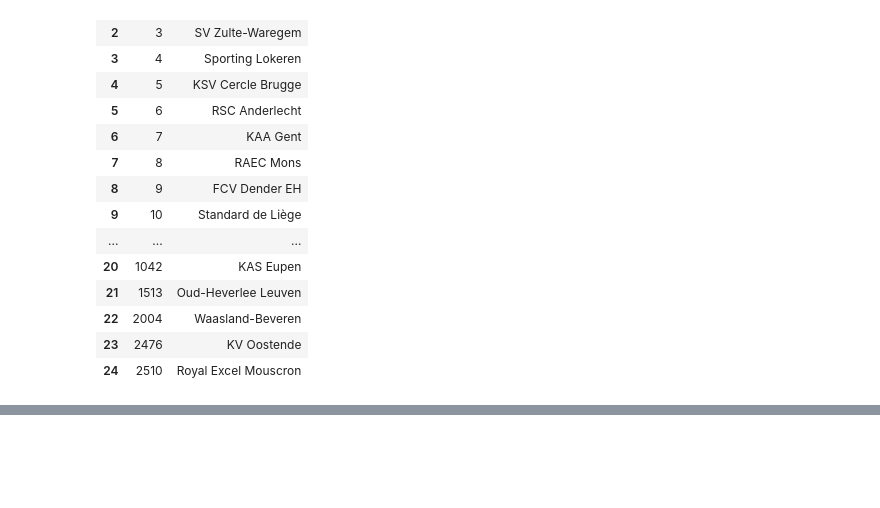
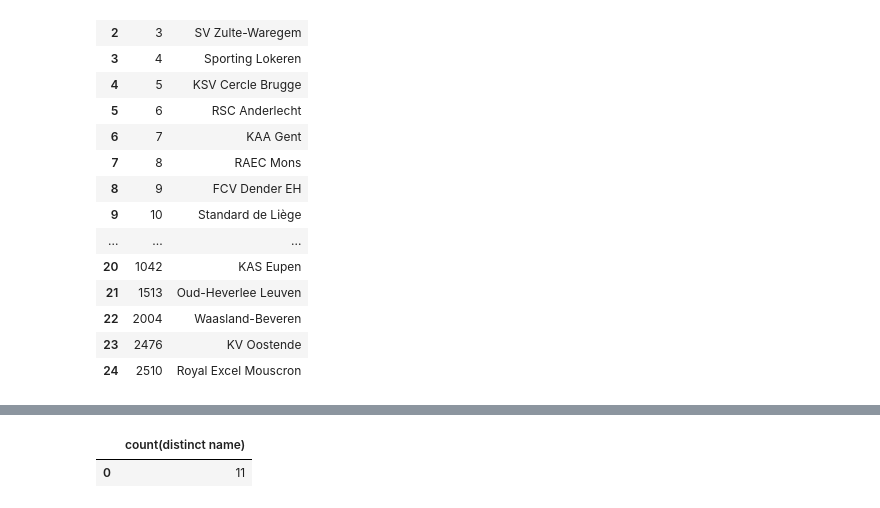
Before and after one commit to CharlieHndz/Talento-Tech-2024-Carlos-Hdez, a Jupyter notebook: Practica_SQL.ipynb, the cells around one changed output, grey strips where cells are left out. Cells and saved outputs as stored; diff of their text form; code cells hidden in the pictures; blank space fills up the shorter version.

```diff
--- a/Practica_SQL.ipynb
+++ b/Practica_SQL.ipynb
@@ -12,10 +46,10 @@ drive.mount('/content/drive')
 Drive already mounted at /content/drive; to attempt to forcibly remount, call drive.mount("/content/drive", force_remount=True).
 # %%
 #1.3. # Los datos de entrada están disponibles en la ruta del Drive personal de Carlos Hernandez
-ruta = "/content/drive/MyDrive/Talento_Tech_Archivos/"
-database = ruta + 'database.sqlite'
+database = "/content/drive/MyDrive/Talento_Tech_Archivos/database.sqlite"
 # %%
-#1.4. Conectamos con el origen de datos, creamos la conexión con la BD conn = sqlite3.connect(database)
+#1.4. Conectamos con el origen de datos, creamos la conexión con la BD
+conn = sqlite3.connect(database)
 print ("Conexión exitosa")
 # %% [output]
 Conexión exitosa
@@ -258,0 +354,9 @@ Los_25equipos
+# %%
+#4.1.1 ¿Cuántos países diferentes están almacenados en la tabla Country?
+
+query = """select count(distinct name) from country"""
+coumt_countries = pd.read_sql(query,conn)
+coumt_countries
+# %% [output]
+|  | count(distinct name) |
+| 0 | 11 |
```
Also changed, not shown: parts of 9 cells of this notebook.
